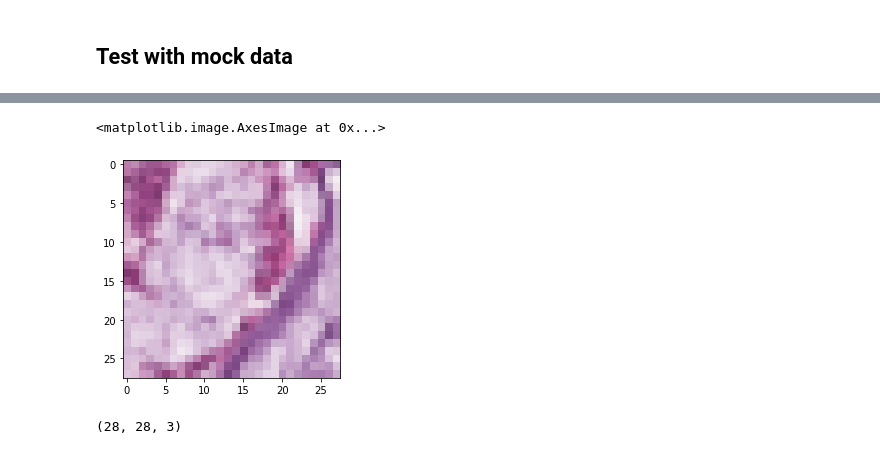
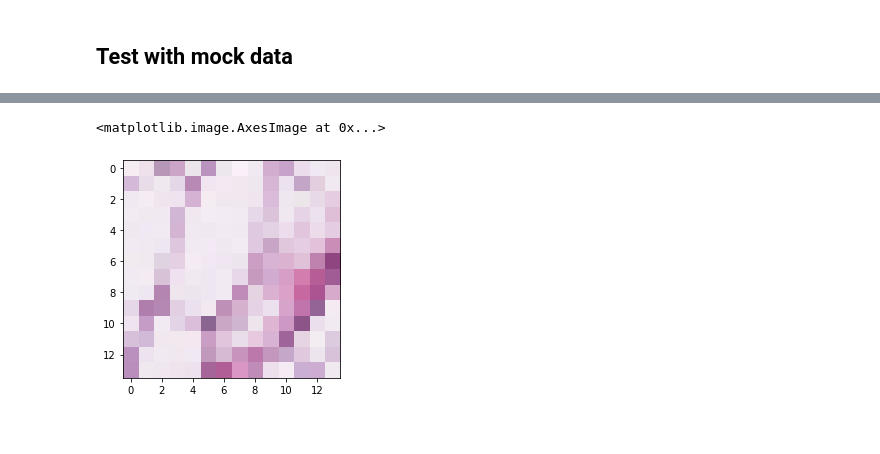
Before and after one commit to microsoft/hi-ml, a Jupyter notebook: hi-ml-histopathology/src/test_dataloaders.ipynb, the cells around one changed output, grey strips where cells are left out. Saved outputs shown, nothing was run; the diff lists cells and outputs as text; code cells hidden in the pictures.

```diff
--- a/hi-ml-histopathology/src/test_dataloaders.ipynb
+++ b/hi-ml-histopathology/src/test_dataloaders.ipynb
@@ -214,10 +206,7 @@ plt.imshow(wsi)
-# %%
-plt.imshow(wsi[:28, :28])
-# %% [output]
-<matplotlib.image.AxesImage at 0x...>
-[figure, removed]
 # %%
-patches[0].transpose((1, 2, 0)).shape
-wsi[:28, :28].shape
+patches[0].shape
+ori = patches[0, :, ::2, ::2]
+plt.imshow(ori.transpose(1, 2, 0))
 # %% [output]
-(28, 28, 3)
+<matplotlib.image.AxesImage at 0x...>
+[figure, added]
```
Also changed, not shown: parts of 13 cells of this notebook, 27 other files.
